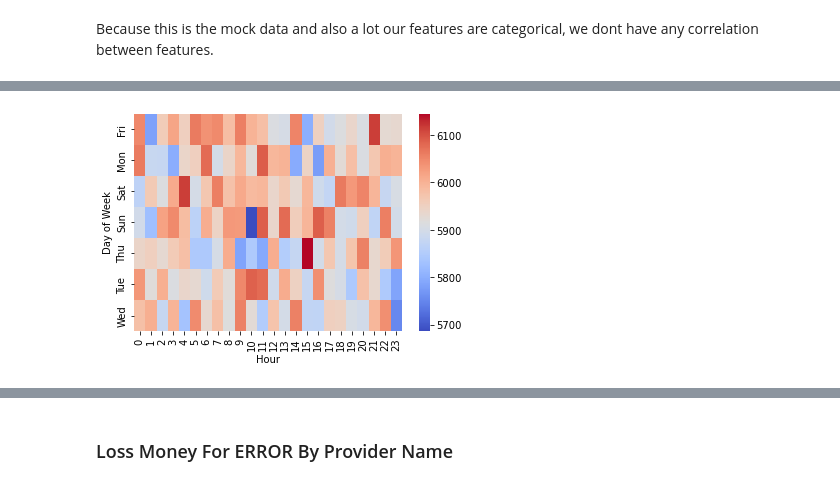
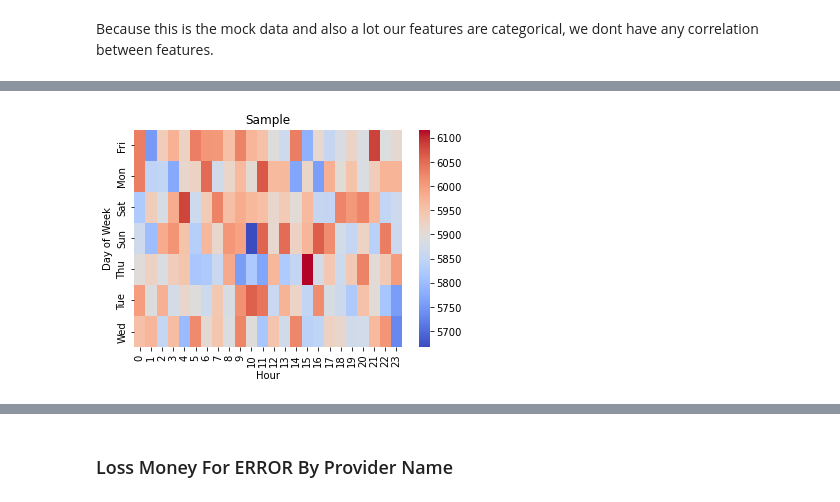
Before and after one commit to amyrmahdy/api-management, a Jupyter notebook: APIM.ipynb, the cells around one changed output, grey strips where cells are left out. Saved outputs shown, nothing was run; the diff lists cells and outputs as text; code cells hidden in the pictures.

```diff
--- a/APIM.ipynb
+++ b/APIM.ipynb
@@ -458,9 +455,9 @@ dayHour.head()
 5 rows × 24 columns
 # %%
-sns.heatmap(dayHour,cmap='coolwarm')
+sns.heatmap(dayHour,cmap='coolwarm').set_title("Sample")
 plt.show()
 # %% [output]
-[figure, old version]
+[figure, new version]
 # %%
 #Grouping trasaction based on month and day of week.
 dayMonth = df.groupby(by=['Day of Week','Month']).count()['code'].unstack()
```
Also changed, not shown: parts of 26 cells of this notebook.
